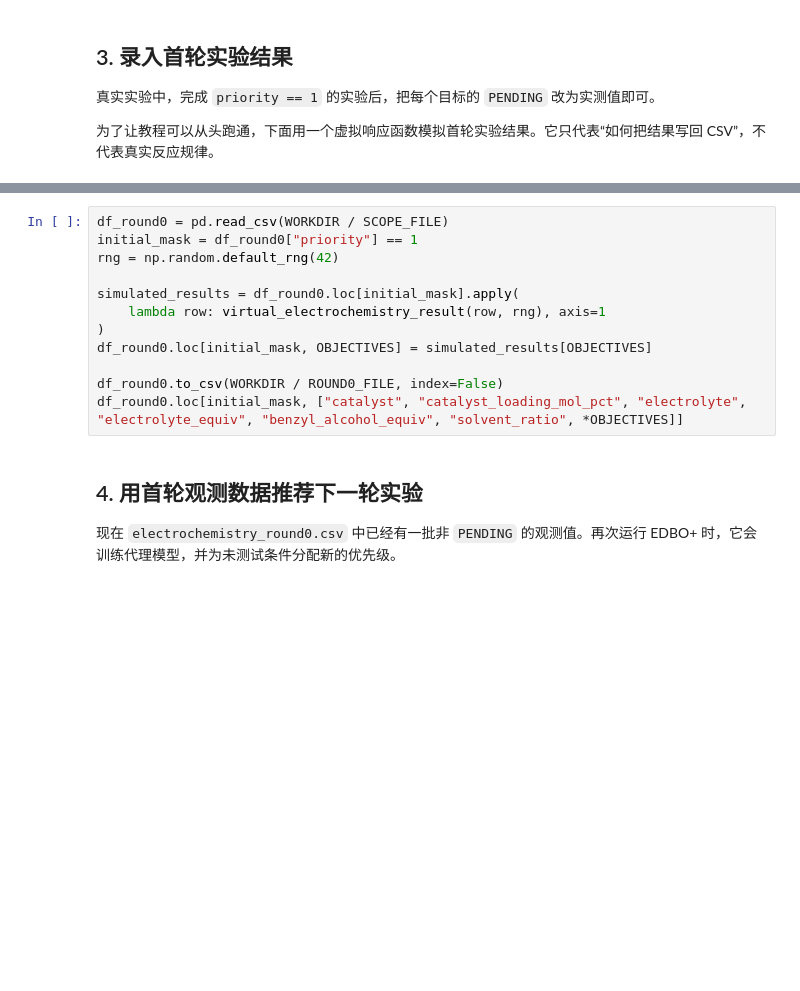
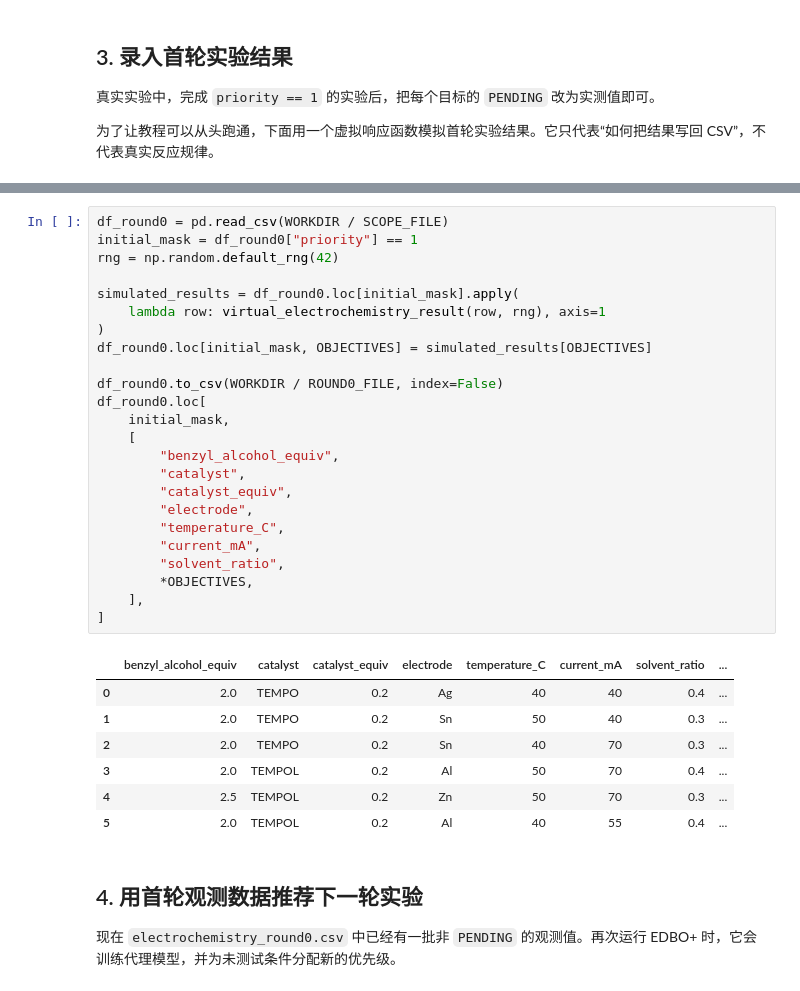
Before and after one commit to XuYifeng008/edboplus, a Jupyter notebook: examples/electrochemistry/bayesian_optimization_workflow.ipynb, the cells around one changed output, grey strips where cells are left out. Saved outputs shown, nothing was run; the diff lists cells and outputs as text; blank space fills up the shorter version.

```diff
--- a/examples/electrochemistry/bayesian_optimization_workflow.ipynb
+++ b/examples/electrochemistry/bayesian_optimization_workflow.ipynb
@@ -165,15 +178,35 @@ def virtual_electrochemistry_result(row, rng):
 # %%
 df_round0 = pd.read_csv(WORKDIR / SCOPE_FILE)
 initial_mask = df_round0["priority"] == 1
 rng = np.random.default_rng(42)
 
 simulated_results = df_round0.loc[initial_mask].apply(
     lambda row: virtual_electrochemistry_result(row, rng), axis=1
 )
 df_round0.loc[initial_mask, OBJECTIVES] = simulated_results[OBJECTIVES]
 
 df_round0.to_csv(WORKDIR / ROUND0_FILE, index=False)
-df_round0.loc[initial_mask, ["catalyst", "catalyst_loading_mol_pct", "electrolyte", "electrolyte_equiv", "benzyl_alcohol_equiv", "solvent_ratio", *OBJECTIVES]]
+df_round0.loc[
+    initial_mask,
+    [
+        "benzyl_alcohol_equiv",
+        "catalyst",
+        "catalyst_equiv",
+        "electrode",
+        "temperature_C",
+        "current_mA",
+        "solvent_ratio",
+        *OBJECTIVES,
+    ],
+]
+# %% [output]
+|  | benzyl_alcohol_equiv | catalyst | catalyst_equiv | electrode | temperature_C | current_mA | solvent_ratio | ... |
+| 0 | 2.0 | TEMPO | 0.2 | Ag | 40 | 40 | 0.4 | ... |
+| 1 | 2.0 | TEMPO | 0.2 | Sn | 50 | 40 | 0.3 | ... |
+| 2 | 2.0 | TEMPO | 0.2 | Sn | 40 | 70 | 0.3 | ... |
+| 3 | 2.0 | TEMPOL | 0.2 | Al | 50 | 70 | 0.4 | ... |
+| 4 | 2.5 | TEMPOL | 0.2 | Zn | 50 | 70 | 0.3 | ... |
+| 5 | 2.0 | TEMPOL | 0.2 | Al | 40 | 55 | 0.4 | ... |
 # %% [markdown]
 ## 4. 用首轮观测数据推荐下一轮实验
 
```
Also changed, not shown: parts of 9 cells of this notebook, 17 other files.
